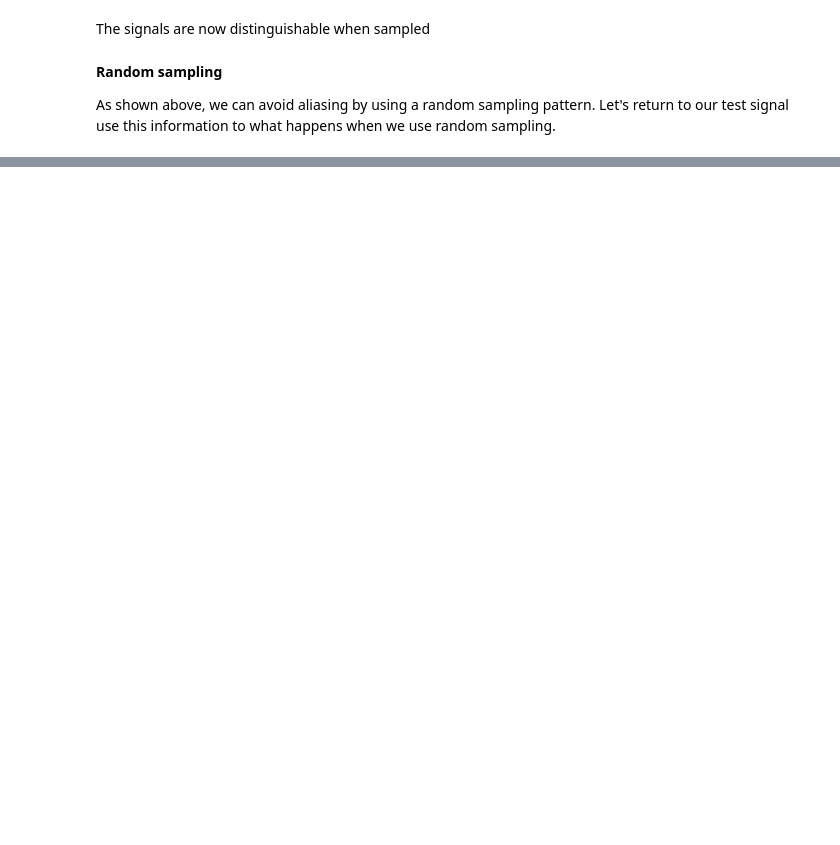
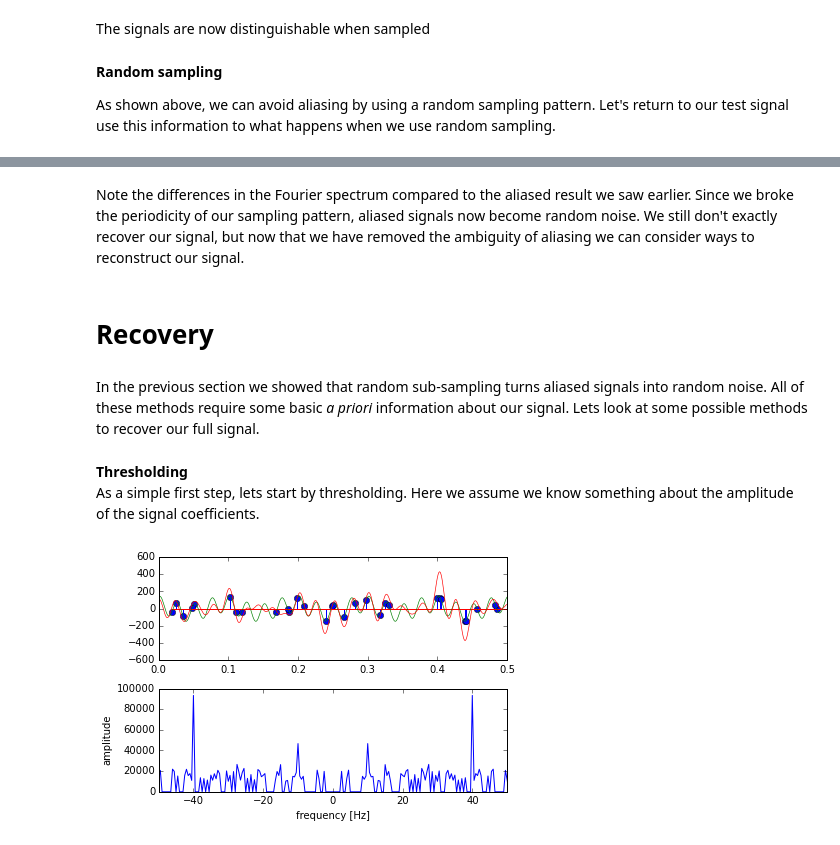
Before and after one commit to kwinkunks/leadingEdge, a Jupyter notebook: compressed.ipynb, the cells around one changed output, grey strips where cells are left out. Saved outputs shown, nothing was run; the diff lists cells and outputs as text; code cells hidden in the pictures; blank space fills up the shorter version.

```diff
--- a/compressed.ipynb
+++ b/compressed.ipynb
@@ -85,0 +89,26 @@ display(w)
+# %% [markdown]
+<p>
+Note the differences in the Fourier spectrum compared to the aliased result we saw earlier. Since we broke the periodicity of our sampling pattern, aliased signals now become random noise. We still don't exactly recover our signal, but now that we have removed the ambiguity of aliasing we can consider ways to reconstruct our signal.
+</p>
+# %% [markdown]
+<h1>
+Recovery
+</h1>
+# %% [markdown]
+In the previous section we showed that random sub-sampling turns aliased signals into random noise. All of these methods require some basic <i>a priori</i> information about our signal. Lets look at some possible methods to recover our full signal.
+# %% [markdown]
+<b>
+Thresholding
+</b>
+<p>
+As a simple first step, lets start by thresholding. Here we assume we know something about the amplitude of the signal coefficients.
+</p>
+# %%
+def random_wrapper(threshold):
+    demo.random_sample(threshold=threshold)
+
+threshold_slider = widgets.IntSliderWidget(min=0, max=40000, step=1000, value=1000)
+w=widgets.interactive(random_wrapper, threshold=threshold_slider)
+display(w)
+# %% [output]
+[figure, added]
```
Also changed, not shown: parts of 9 cells of this notebook, 1 other file.
